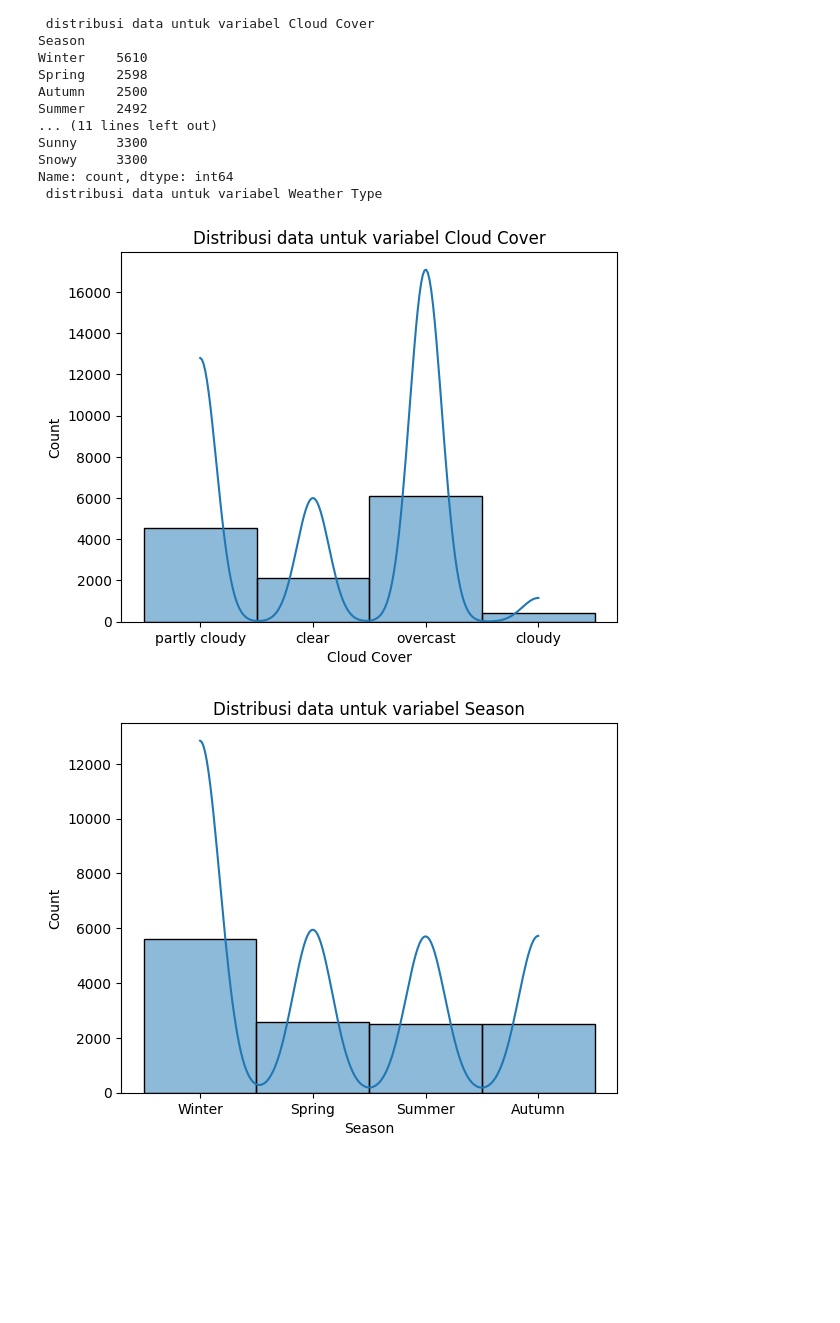
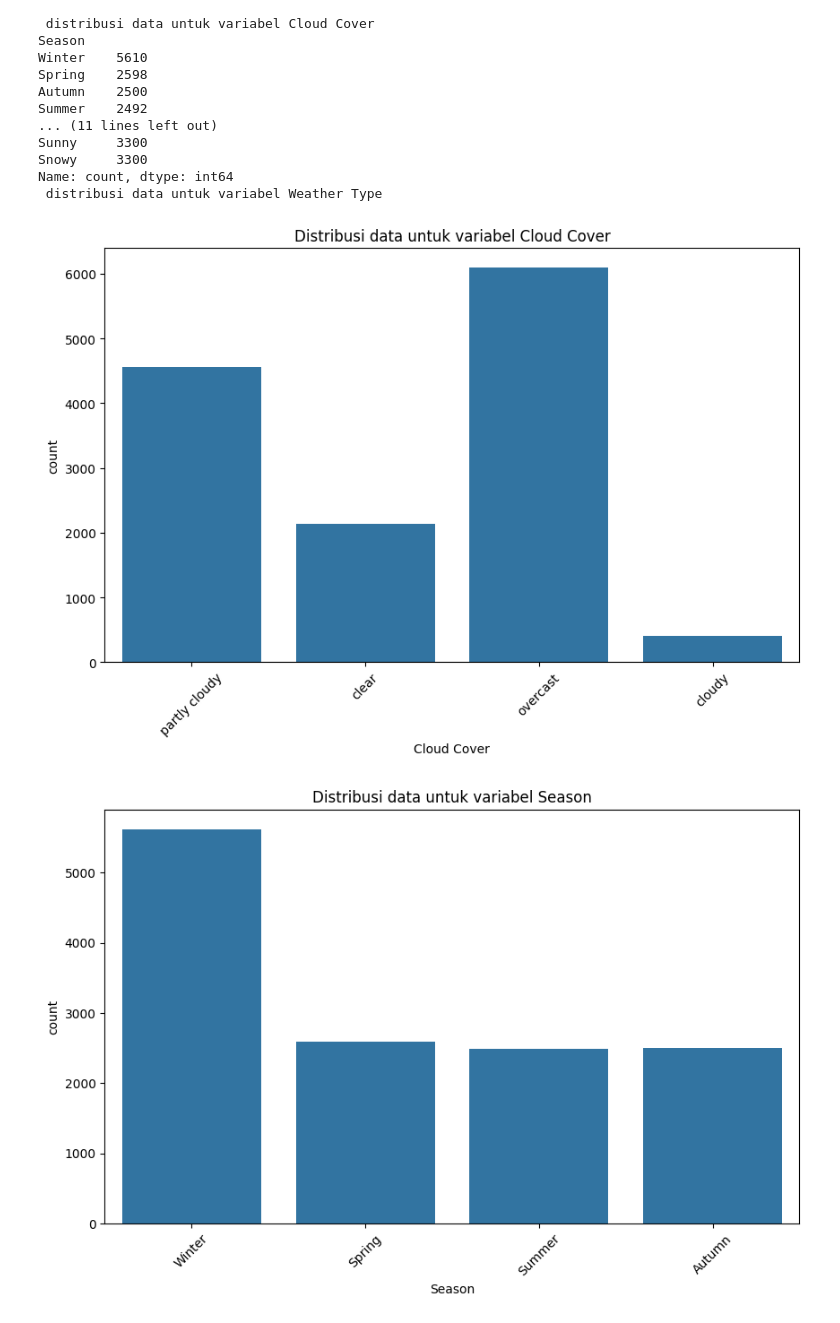
Before and after one commit to wen24-collab/MODEL-PREDIKSI-CUACA-WEB-IoT, a Jupyter notebook: model_prediksi_cuaca.ipynb, the cells around one changed output. Cells and saved outputs as stored; diff of their text form; code cells hidden in the pictures; blank space fills up the shorter version.

Commit message:
update distribusi frekuensi

```diff
--- a/model_prediksi_cuaca.ipynb
+++ b/model_prediksi_cuaca.ipynb
@@ -122,11 +126,19 @@ y = data_model["Weather Type"]
 
 x_train, x_test, y_train, y_test = train_test_split(x, y, test_size= 0.3, random_state=42)
 # %%
+
+clear_output(wait=True)
+
 for i in x_train.columns:
-    plt.figure(figsize=(10,6))
-    sns.histplot(x_train[i], kde=True)
-    plt.title(f'Distribution of {i}')
+    plt.figure(figsize=(10, 6))
+    if x_train[i].dtype == "object":
+        sns.countplot(data=x_train, x=i)
+        plt.xticks(rotation=45)
+    else:
+        sns.histplot(data=x_train, x=i, kde=True)
+    plt.title(f"Distribution of {i}")
     plt.show()
+    plt.close()
 # %% [output]
 [figure]
 [figure]
@@ -169,11 +183,16 @@ Snowy     3300
 Name: count, dtype: int64
  distribusi data untuk variabel Weather Type
 # %%
+
+clear_output(wait=True)
+
 for i in x_train_object.columns:
-    plt.Figure(figsize=(10, 6))
-    plt.title(f'Distribusi data untuk variabel {i}')
-    sns.histplot(data=x_train_object, x=i, kde=True)
+    plt.figure(figsize=(10, 6))
+    sns.countplot(data=x_train_object, x=i)
+    plt.title(f"Distribusi data untuk variabel {i}")
+    plt.xticks(rotation=45)
     plt.show()
+    plt.close()
 # %% [output]
-[figure, old version]
+[figure, new version]
-[figure, old version]
+[figure, new version]
```
Also changed, not shown: parts of 7 cells of this notebook, 5 other files.
